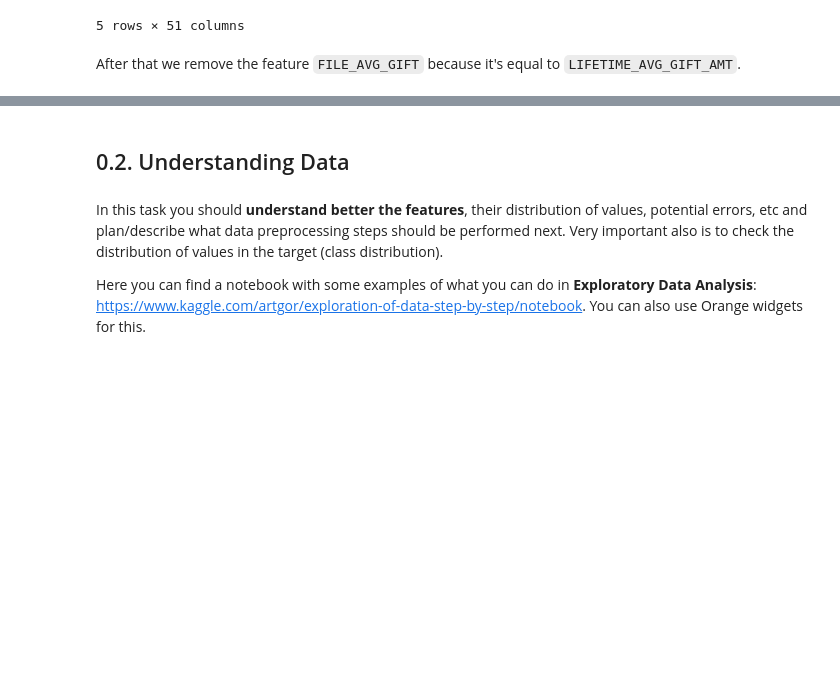
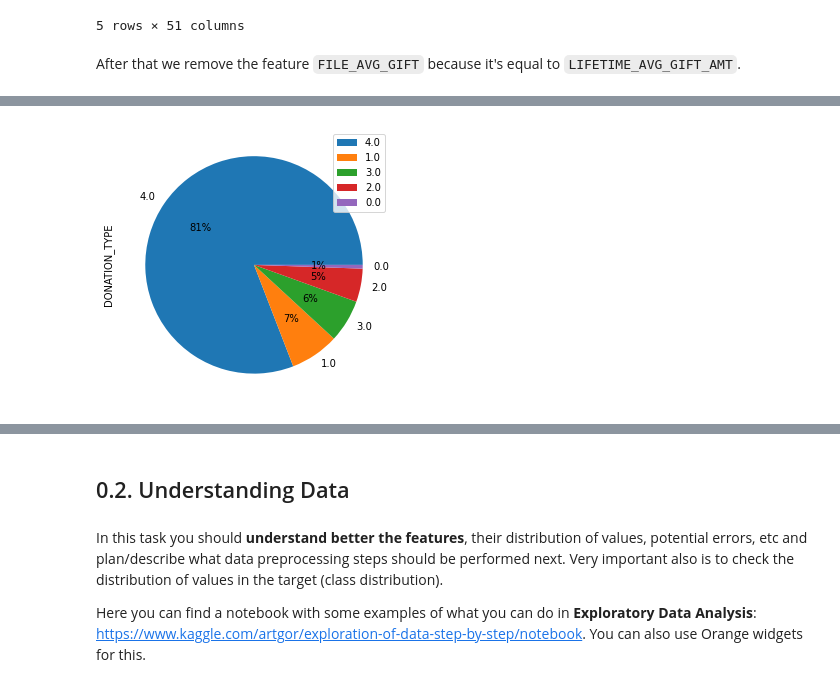
Before and after one commit to F-Madruga/Donation_Dataset_Predictions_FCUL, a Jupyter notebook: AA_202021_Project.ipynb, the cells around one changed output, grey strips where cells are left out. Cells and saved outputs as stored; diff of their text form; code cells hidden in the pictures; blank space fills up the shorter version.

```diff
--- a/AA_202021_Project.ipynb
+++ b/AA_202021_Project.ipynb
@@ -264,0 +292,4 @@ table_X, table_y, features, target_name = load_data(df.drop(df.index[df['DONOR_A
+# %%
+show_balance(df, 'DONATION_TYPE')
+# %% [output]
+[figure, added]
```
Also changed, not shown: parts of 25 cells of this notebook.
